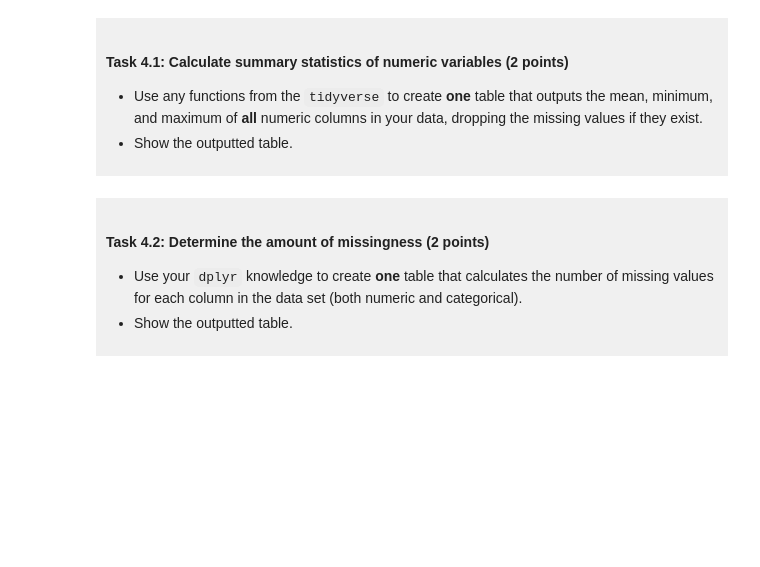
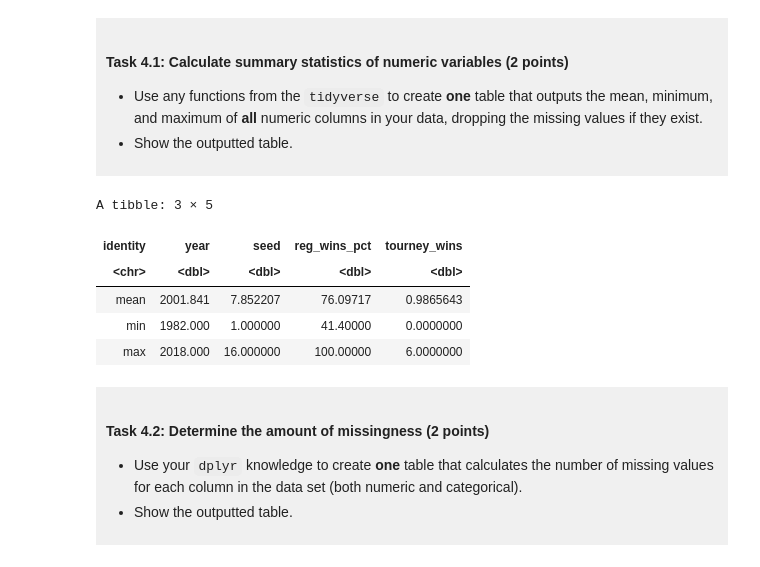
Before and after one commit to little-arthur/dsci_100_project_Leonard-Zheng, a Jupyter notebook: dsci-100-project-notebook.ipynb, the cells around one changed output. Drawn from its saved outputs; the diff is of its cells as text; code cells hidden in the pictures; blank space fills up the shorter version.

```diff
--- a/dsci-100-project-notebook.ipynb
+++ b/dsci-100-project-notebook.ipynb
@@ -263,7 +274,30 @@ You will refine your research question (if needed) and produce a tidy data set.
 
 </div>
 # %%
-### EDIT THIS CODE CELL ###
+# Obtain the only numeric columns
+numeric_cols <- march_madness_tidy |>
+    select(where(is.numeric))
+
+# Get the mean, min and max of every numeric column, ignoring missing values
+numeric_summary_table <-
+    # Stack the three one-row results into a single table
+    bind_rows(
+        # Calculate mean
+        mean = map_df(numeric_cols, ~ mean(.x, na.rm = TRUE)),
+        # Calculate min
+        min  = map_df(numeric_cols, ~ min(.x, na.rm = TRUE)),
+        # Calculate max
+        max  = map_df(numeric_cols, ~ max(.x, na.rm = TRUE)),
+        # Add a column labelling each row as mean, min or max
+        .id = "identity")
+numeric_summary_table
+# %% [output]
+A tibble: 3 × 5
+| identity | year | seed | reg_wins_pct | tourney_wins |
+| <chr> | <dbl> | <dbl> | <dbl> | <dbl> |
+| mean | 2001.841 | 7.852207 | 76.09717 | 0.9865643 |
+| min | 1982.000 | 1.000000 | 41.40000 | 0.0000000 |
+| max | 2018.000 | 16.000000 | 100.00000 | 6.0000000 |
 # %% [markdown]
 <div style="background-color: #f0f0f0; padding: 10px;">
 
```
Also changed, not shown: parts of 4 cells of this notebook.
